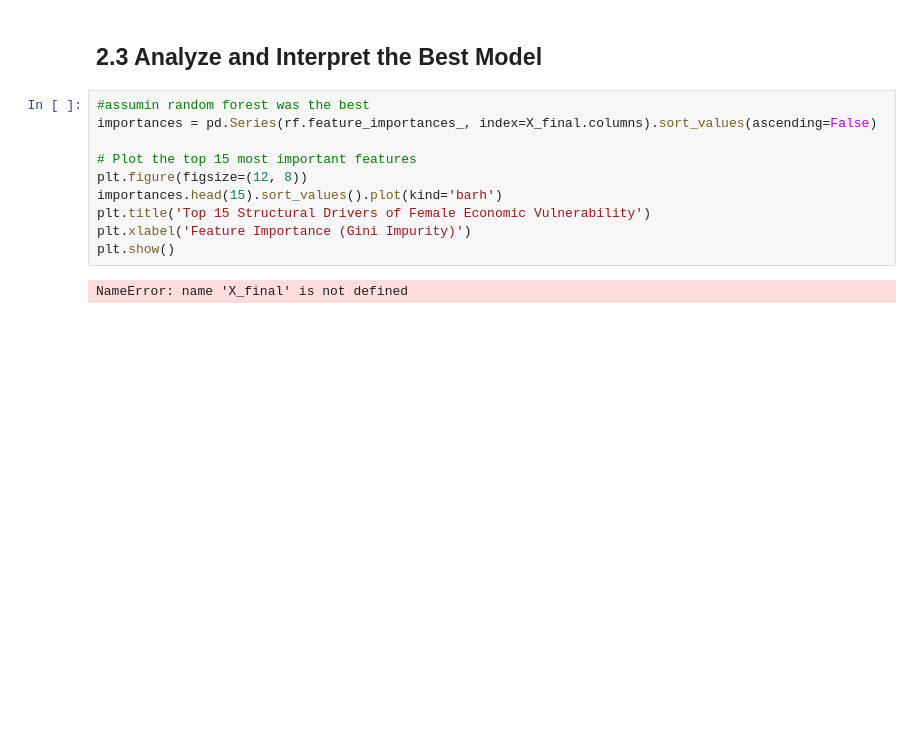
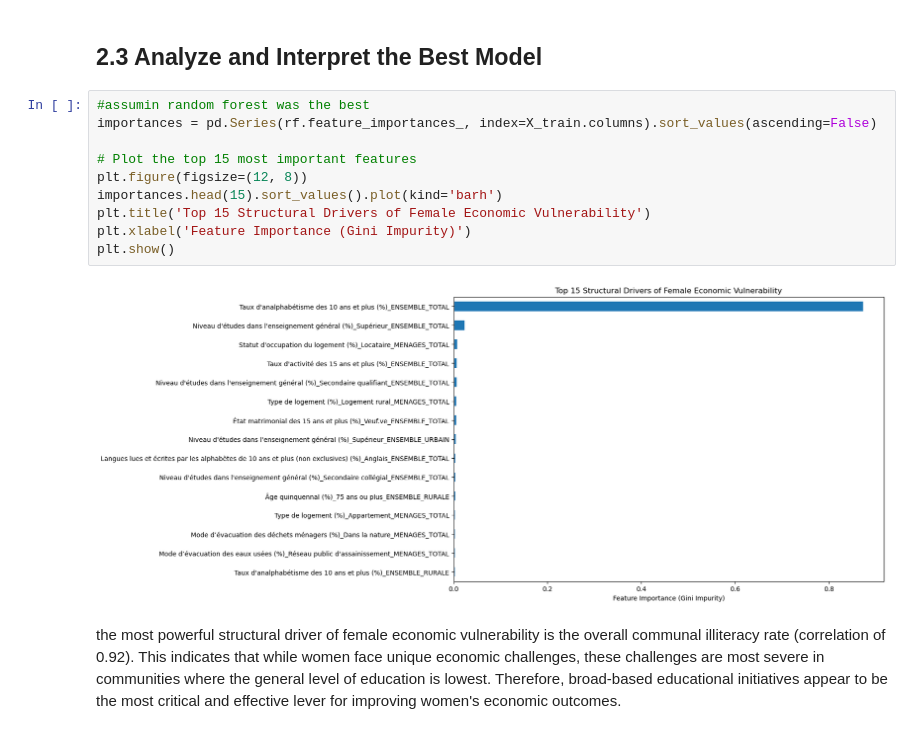
Before and after one commit to fadwaelaazaouzi/Developing_an_intelligent_territorial_scoring_system_using_machine_learning, a Jupyter notebook: notebooks/05_modeling.ipynb, the cells around one changed output. Cells and saved outputs as stored; diff of their text form; blank space fills up the shorter version.

Commit message:
plot the highly correlated features

```diff
--- a/notebooks/05_modeling.ipynb
+++ b/notebooks/05_modeling.ipynb
@@ -237,13 +235,16 @@ Random Forest R2: 0.932
 ## 2.3 Analyze and Interpret the Best Model
 # %%
 #assumin random forest was the best
-importances = pd.Series(rf.feature_importances_, index=X_final.columns).sort_values(ascending=False)
+importances = pd.Series(rf.feature_importances_, index=X_train.columns).sort_values(ascending=False)
 
 # Plot the top 15 most important features
 plt.figure(figsize=(12, 8))
 importances.head(15).sort_values().plot(kind='barh')
 plt.title('Top 15 Structural Drivers of Female Economic Vulnerability')
 plt.xlabel('Feature Importance (Gini Impurity)')
 plt.show()
 # %% [output]
-NameError: name 'X_final' is not defined
+[figure, added]
+# %% [markdown]
+
+the most powerful structural driver of female economic vulnerability is the overall communal illiteracy rate (correlation of 0.92). This indicates that while women face unique economic challenges, these challenges are most severe in communities where the general level of education is lowest. Therefore, broad-based educational initiatives appear to be the most critical and effective lever for improving women's economic outcomes.
```
Also changed, not shown: parts of 1 cell of this notebook, 1 other file.
